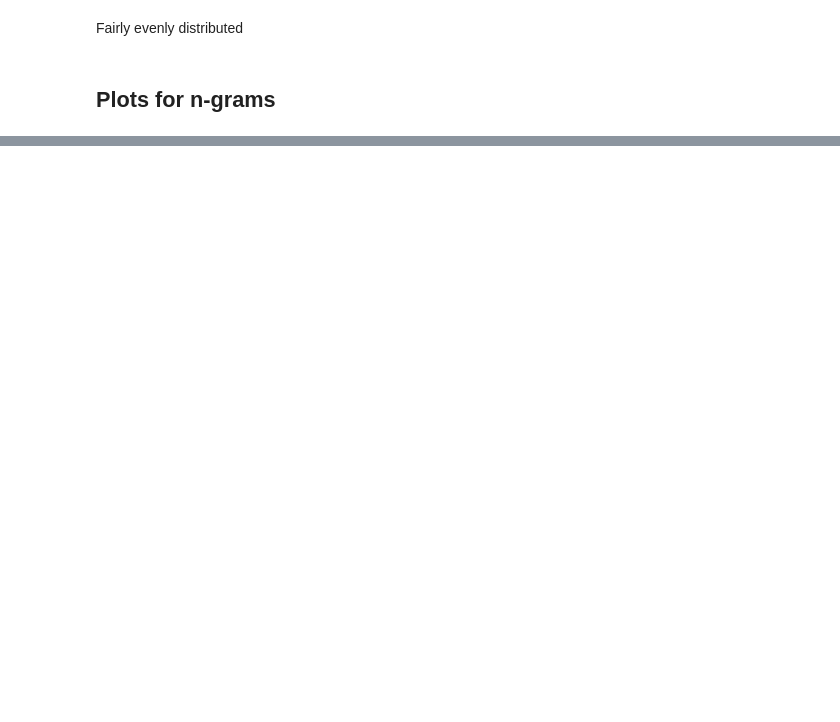
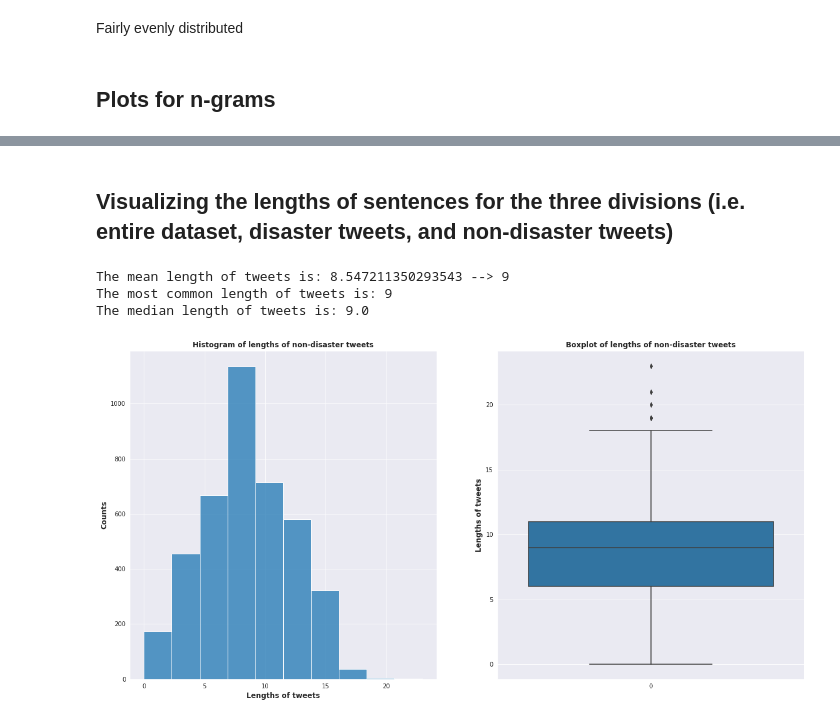
Before and after one commit to axiom9/WebScraping_and_NLP, a Jupyter notebook: NLP_Tasks.ipynb, the cells around one changed output, grey strips where cells are left out. Drawn from its saved outputs; the diff is of its cells as text; code cells hidden in the pictures; blank space fills up the shorter version.

```diff
--- a/NLP_Tasks.ipynb
+++ b/NLP_Tasks.ipynb
@@ -402,0 +419,2 @@ plt.title('Top 12 tri-grams for non-disaster tweets', fontsize=12.0, fontweight=
+# %% [markdown]
+## Visualizing the lengths of sentences for the three divisions (i.e. entire dataset, disaster tweets, and non-disaster tweets)
@@ -402,0 +469,7 @@ plt.title('Top 12 tri-grams for non-disaster tweets', fontsize=12.0, fontweight=
+# %%
+gen_boxplot(df_happy)
+# %% [output]
+The mean length of tweets is: 8.547211350293543 --> 9
+The most common length of tweets is: 9
+The median length of tweets is: 9.0
+[figure, added]
```
Also changed, not shown: parts of 18 cells of this notebook.
